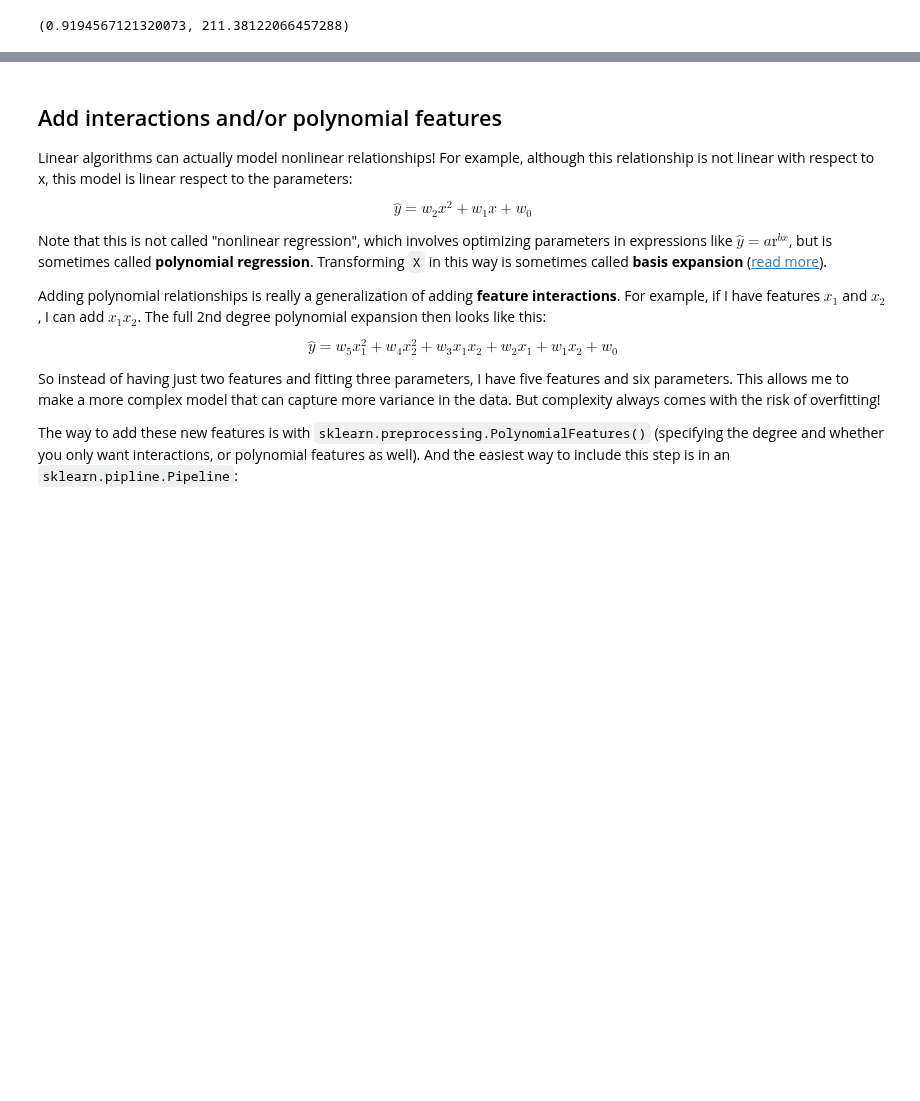
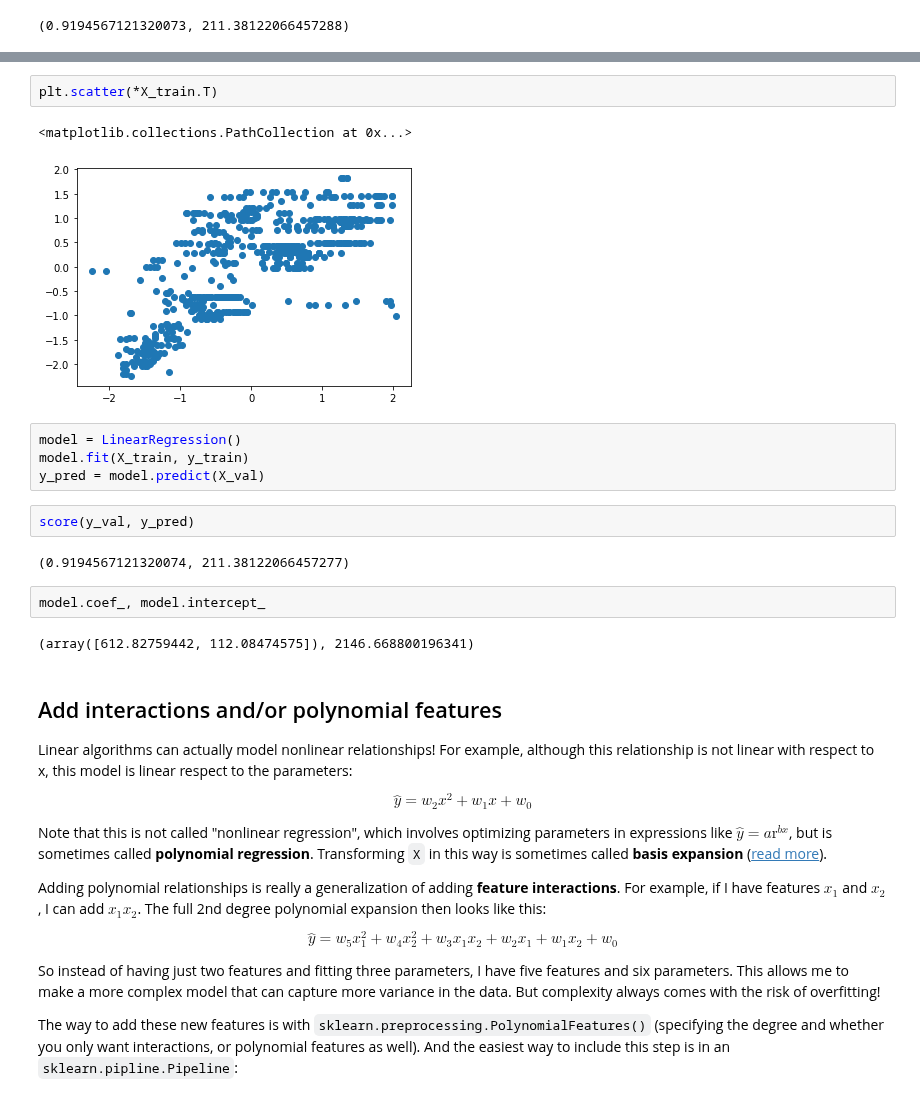
Before and after one commit to agilescientific/geocomputing, a Jupyter notebook: prod/Linear_regression.ipynb, the cells around one changed output, grey strips where cells are left out. Saved outputs shown, nothing was run; the diff lists cells and outputs as text; blank space fills up the shorter version.

```diff
--- a/prod/Linear_regression.ipynb
+++ b/prod/Linear_regression.ipynb
@@ -299,3 +312,20 @@ model.coef_, model.intercept_
+# %%
+plt.scatter(*X_train.T)
+# %% [output]
+<matplotlib.collections.PathCollection at 0x...>
+[figure, added]
+# %%
+model = LinearRegression()
+model.fit(X_train, y_train)
+y_pred = model.predict(X_val)
+# %%
+score(y_val, y_pred)
+# %% [output]
+(0.9194567121320074, 211.38122066457277)
+# %%
+model.coef_, model.intercept_
+# %% [output]
+(array([612.82759442, 112.08474575]), 2146.668800196341)
 # %% [markdown]
 ## Add interactions and/or polynomial features
 
```
Also changed, not shown: parts of 45 cells of this notebook, 2 other files.
